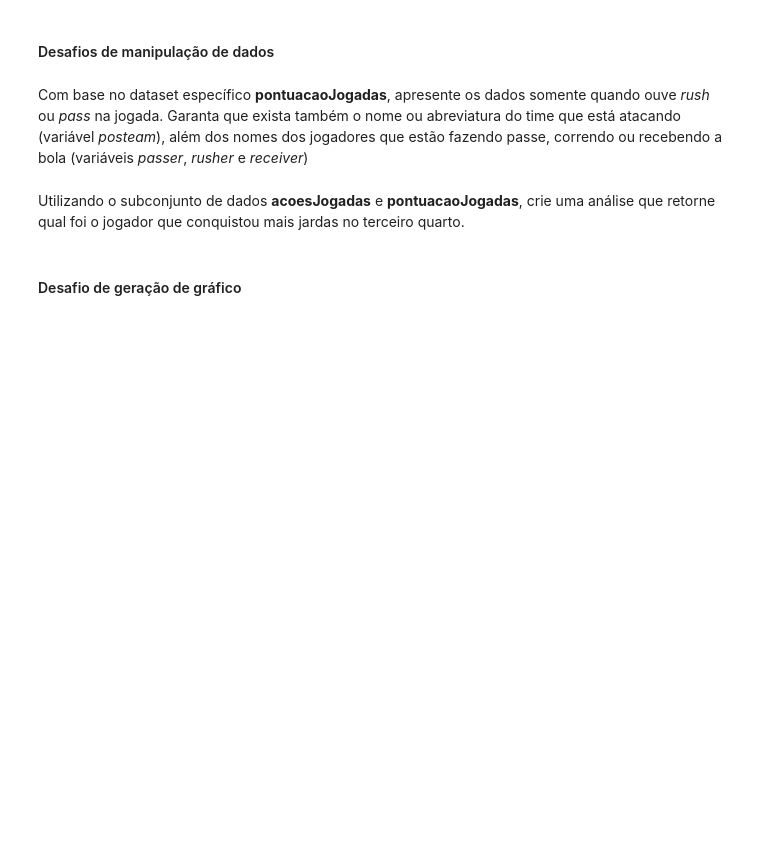
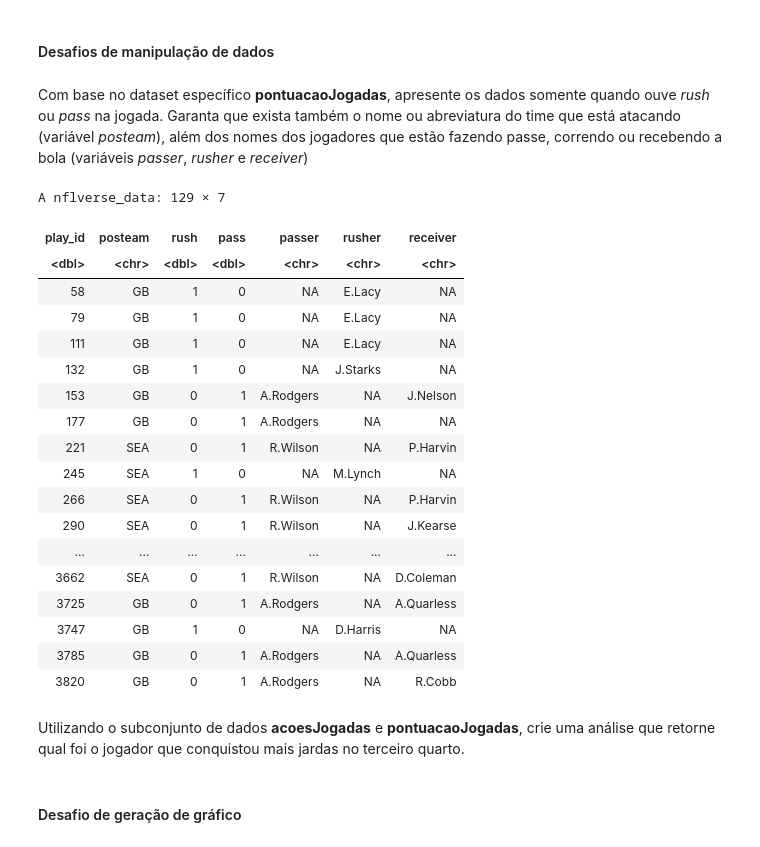
Before and after one commit to lbaes/Trilha7_Exercicio, a Jupyter notebook: Trilha7_ExercicioAprofundamento.ipynb, the cells around one changed output. Cells and saved outputs as stored; diff of their text form; code cells hidden in the pictures; blank space fills up the shorter version.

```diff
--- a/Trilha7_ExercicioAprofundamento.ipynb
+++ b/Trilha7_ExercicioAprofundamento.ipynb
@@ -317,3 +305,28 @@ Com base no dataset específico **pontuacaoJogadas**, apresente os dados somente
+# %%
+passes_e_rushs<- pontuacaoJogadas %>% select(play_id, posteam, rush, pass, passer, rusher, receiver) %>%
+filter(rush == 1 | pass == 1)
+
+passes_e_rushs
+# %% [output]
+A nflverse_data: 129 × 7
+| play_id | posteam | rush | pass | passer | rusher | receiver |
+| <dbl> | <chr> | <dbl> | <dbl> | <chr> | <chr> | <chr> |
+| 58 | GB | 1 | 0 | NA | E.Lacy | NA |
+| 79 | GB | 1 | 0 | NA | E.Lacy | NA |
+| 111 | GB | 1 | 0 | NA | E.Lacy | NA |
+| 132 | GB | 1 | 0 | NA | J.Starks | NA |
+| 153 | GB | 0 | 1 | A.Rodgers | NA | J.Nelson |
+| 177 | GB | 0 | 1 | A.Rodgers | NA | NA |
+| 221 | SEA | 0 | 1 | R.Wilson | NA | P.Harvin |
+| 245 | SEA | 1 | 0 | NA | M.Lynch | NA |
+| 266 | SEA | 0 | 1 | R.Wilson | NA | P.Harvin |
+| 290 | SEA | 0 | 1 | R.Wilson | NA | J.Kearse |
+| ... | ... | ... | ... | ... | ... | ... |
+| 3662 | SEA | 0 | 1 | R.Wilson | NA | D.Coleman |
+| 3725 | GB | 0 | 1 | A.Rodgers | NA | A.Quarless |
+| 3747 | GB | 1 | 0 | NA | D.Harris | NA |
+| 3785 | GB | 0 | 1 | A.Rodgers | NA | A.Quarless |
+| 3820 | GB | 0 | 1 | A.Rodgers | NA | R.Cobb |
 # %% [markdown]
 Utilizando o subconjunto de dados **acoesJogadas** e **pontuacaoJogadas**, crie uma análise que retorne qual foi o jogador que conquistou mais jardas no terceiro quarto.
 # %%
```
Also changed, not shown: parts of 8 cells of this notebook.
